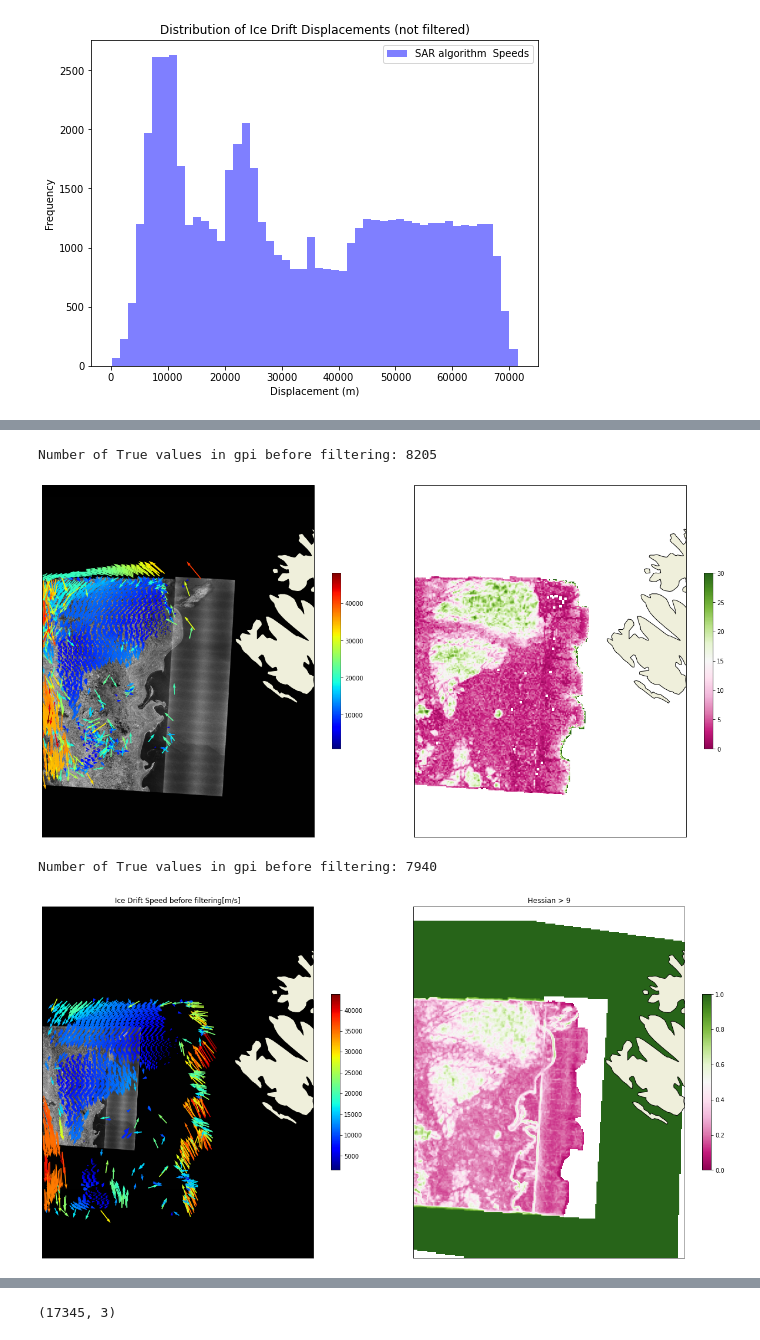
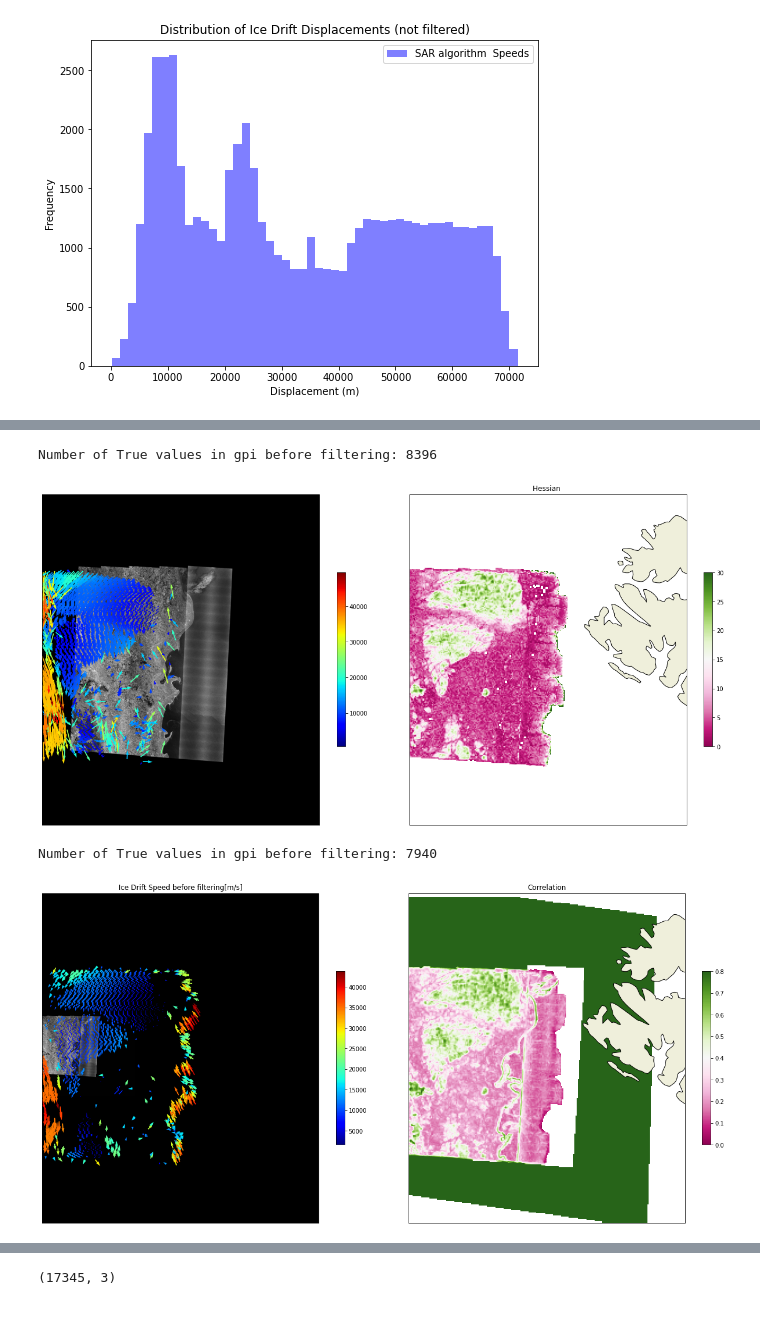
Before and after one commit to AnnaT1990/SAR_forecast_experiment, a Jupyter notebook: 2022-2023_48h_experiment/forecast_quality_analysis/forecast_SAR2_model_12-14feb.ipynb, the cells around one changed output, grey strips where cells are left out. Cells and saved outputs as stored; diff of their text form; code cells hidden in the pictures.

```diff
--- a/2022-2023_48h_experiment/forecast_quality_analysis/forecast_SAR2_model_12-14feb.ipynb
+++ b/2022-2023_48h_experiment/forecast_quality_analysis/forecast_SAR2_model_12-14feb.ipynb
@@ -199,7 +204,7 @@ plt.show()
 [figure]
 # %%
 import xarray as xr
-data = xr.open_dataset("https://thredds.met.no/thredds/dodsC/fou-hi/barents_eps_eps/barents_eps_20230901T00Z.nc")
+data = xr.open_dataset("https://thredds.met.no/thredds/dodsC/fou-hi/barents_eps_surface/2023/09/07/T18Z/barents_sfc_20230907T18Zm23.nc")
 # %%
 import xarray as xr
 # Setting subset grid using image border coordinates from nanset object
@@ -292,7 +263,7 @@ plt.show()
 # %%
 ## Run Pattern Matching for each element in lon1pm/lat1pm matrix
 # ice displacement upm and vpm are returned in meters in Stereographic projection
-upm, vpm, apm, rpm, hpm, lon2pm, lat2pm = pattern_matching(lon1pm, lat1pm, n1, c1, r1, n2, c2, r2,
+upm, vpm, apm, rpm, hpm, best_ssim, lon2pm, lat2pm = pattern_matching(lon1pm, lat1pm, n1, c1, r1, n2, c2, r2,
                                                           srs=srs.ExportToProj4(),
                                                            min_border=100,
                                                            max_border=100,
@@ -431,6 +410,6 @@ Number of True values without filtering : 7940
 # %%
 # without steps for visualizing
-u = upm # / delta_t
+u = upm #/ delta_t
 v = vpm #/ delta_t
 speed = np.sqrt((v**2+u**2))
 
@@ -449,18 +428,18 @@ fig, (ax1, ax2) = plt.subplots(nrows=1, ncols=2, figsize=(22,11), subplot_kw={'p
 # Figure 1
 
 # filter vectors with hessian value
-gpi = (hpm > 8)
-gpi = gpi_sar1_sar2
+gpi = gpi_origin
+#(hpm > 6)
 num_true_values = np.sum(gpi.data)
 print(f"Number of True values in gpi before filtering: {num_true_values}")
 
-ax1.imshow(n1b1, cmap='gray', extent=[x1pm.min(), x1pm.max(), y1pm.min(), y1pm.max()], origin='upper')
+ax1.imshow(a1, cmap='gray', extent=[x1pm.min(), x1pm.max(), y1pm.min(), y1pm.max()], origin='upper')
 quiv1 = ax1.quiver(x1pm[gpi][::4], y1pm[gpi][::4], u[gpi][::4], v[gpi][::4], speed[gpi][::4], scale=500000, cmap='jet', width=0.0035)
-#quiv1 = ax.quiver(x1pm[gpi][::1], y1pm[gpi][::1], u[gpi][::1], v[gpi][::1], speed[gpi][::1], scale=1000000, cmap='jet', width=0.0035)
+#quiv1 = ax.quiver(x1pm[gpi][::1], y1pm[gpi][::1], u[gpi][::1], v[gpi][::1], speed[gpi][::1], scale=100000, cmap='jet', width=0.0035)
 #ax1.set_title('Ice Drift Speed before filtering[m/s]')
-ax1.add_feature(land_50m, edgecolor='black')
-ax1.set_xlim([x1pm.min(), x1pm.max()])
-ax1.set_ylim([y1pm.min(), y1pm.max()])
+#ax1.add_feature(land_50m, edgecolor='black')
+#ax1.set_xlim([x1pm.min(), x1pm.max()])
+#ax1.set_ylim([y1pm.min(), y1pm.max()])
 #ax1.set_xlim([x1pm.min(), x1pm.max()-670000])
 #ax1.set_ylim([y1pm.min()+370000, y1pm.max()-400000])
 plt.colorbar(quiv1, ax=ax1, orientation='vertical', shrink=0.5)
@@ -472,10 +451,8 @@ plt.colorbar(quiv1, ax=ax1, orientation='vertical', shrink=0.5)
 # Filter out values of hpm
 filtered_hpm = np.where(hpm > 0, hpm, np.nan)
 h_img = ax2.imshow(filtered_hpm, extent=[x1pm.min(), x1pm.max(), y1pm.min(), y1pm.max()], origin='lower', cmap='PiYG', alpha=1, vmin=0, vmax=30)
-#ax2.set_title('Hessian > 9')
+ax2.set_title('Hessian ')
 ax2.add_feature(land_50m, edgecolor='black')
-ax2.set_xlim([x1pm.min(), x1pm.max()])
-ax2.set_ylim([y1pm.min(), y1pm.max()])
 #ax2.set_xlim([x1pm.min(), x1pm.max()-670000])
 #ax2.set_ylim([y1pm.min()+370000, y1pm.max()-400000])
 plt.colorbar(h_img, ax=ax2, shrink=0.5)
@@ -489,12 +466,16 @@ plt.subplots_adjust(wspace=0.06)
 #plt.tight_layout()
 plt.show()
 # %% [output]
-Number of True values in gpi before filtering: 8205
+Number of True values in gpi before filtering: 8396
-[figure, old version]
+[figure, new version]
 # %%
 # without steps for visualizing
+#dayssec = total_time_diff
+
+# compute ice drift speed [m/s]
+#delta_t = dayssec #in seconds
 u = upm #/ delta_t
-v = vpm #/ delta_t
+v = vpm# / delta_t
 speed = np.sqrt((v**2+u**2))
 
 # spacial reference for plotting
@@ -512,45 +493,42 @@ fig, (ax1, ax2) = plt.subplots(nrows=1, ncols=2, figsize=(22,11), subplot_kw={'p
 # Figure 1
 
 # filter vectors with hessian value
-
 gpi = (hpm > 8)
 num_true_values = np.sum(gpi.data)
 print(f"Number of True values in gpi before filtering: {num_true_values}")
 
 ax1.imshow(n1b1, cmap='gray', extent=[x1pm.min(), x1pm.max(), y1pm.min(), y1pm.max()], origin='upper')
-quiv1 = ax1.quiver(x1pm[gpi][::4], y1pm[gpi][::4], u[gpi][::4], v[gpi][::4], speed[gpi][::4], scale=500000, cmap='jet', width=0.0035)
-#quiv1 = ax.quiver(x1pm[gpi][::1], y1pm[gpi][::1], u[gpi][::1], v[gpi][::1], speed[gpi][::1], scale=1000000, cmap='jet', width=0.0035)
+quiv1 = ax1.quiver(x1pm[gpi][::4], y1pm[gpi][::4], u[gpi][::4], v[gpi][::4], speed[gpi][::4], scale=1000000, cmap='jet', width=0.0035)
+#quiv1 = ax.quiver(x1pm[gpi][::1], y1pm[gpi][::1], u[gpi][::1], v[gpi][::1], speed[gpi][::1], scale=100000, cmap='jet', width=0.0035)
 ax1.set_title('Ice Drift Speed before filtering[m/s]')
-ax1.add_feature(land_50m, edgecolor='black')
-ax1.set_xlim([x1pm.min(), x1pm.max()])
-ax1.set_ylim([y1pm.min(), y1pm.max()])
+#ax1.add_feature(land_50m, edgecolor='black')
+#ax1.set_xlim([x1pm.min(), x1pm.max()])
+#ax1.set_ylim([y1pm.min(), y1pm.max()])
 #ax1.set_xlim([x1pm.min(), x1pm.max()-670000])
 #ax1.set_ylim([y1pm.min()+370000, y1pm.max()-400000])
 plt.colorbar(quiv1, ax=ax1, orientation='vertical', shrink=0.5)
 
 
 
 #  Figure 2
 
 # Filter out values of hpm
 filtered_rpm = np.where(rpm > 0, rpm, np.nan)
-h_img = ax2.imshow(filtered_rpm, extent=[x1pm.min(), x1pm.max(), y1pm.min(), y1pm.max()], origin='lower', cmap='PiYG', alpha=1, vmin=0, vmax=1)
-ax2.set_title('Hessian > 9')
+h_img = ax2.imshow(filtered_rpm, extent=[x1pm.min(), x1pm.max(), y1pm.min(), y1pm.max()], origin='lower', cmap='PiYG', alpha=1, vmin=0, vmax=0.8)
+ax2.set_title('Correlation')
 ax2.add_feature(land_50m, edgecolor='black')
-ax2.set_xlim([x1pm.min(), x1pm.max()])
-ax2.set_ylim([y1pm.min(), y1pm.max()])
 #ax2.set_xlim([x1pm.min(), x1pm.max()-670000])
 #ax2.set_ylim([y1pm.min()+370000, y1pm.max()-400000])
 plt.colorbar(h_img, ax=ax2, shrink=0.5)
 
 
 
 # Adjust the spacing between subplots
 plt.subplots_adjust(wspace=0.06)
 
 
 #plt.tight_layout()
 plt.show()
 # %% [output]
 Number of True values in gpi before filtering: 7940
-[figure, old version]
+[figure, new version]
```
Also changed, not shown: parts of 21 cells of this notebook, 5 other files.
